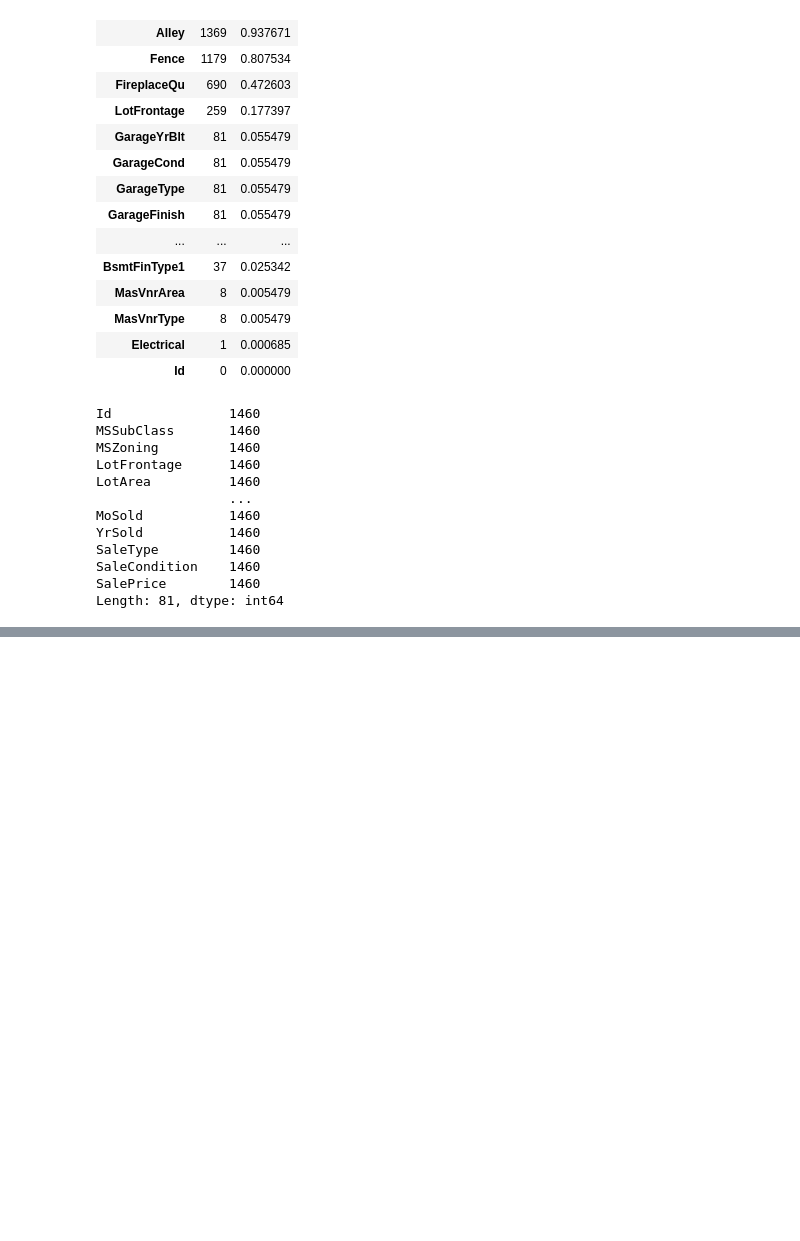
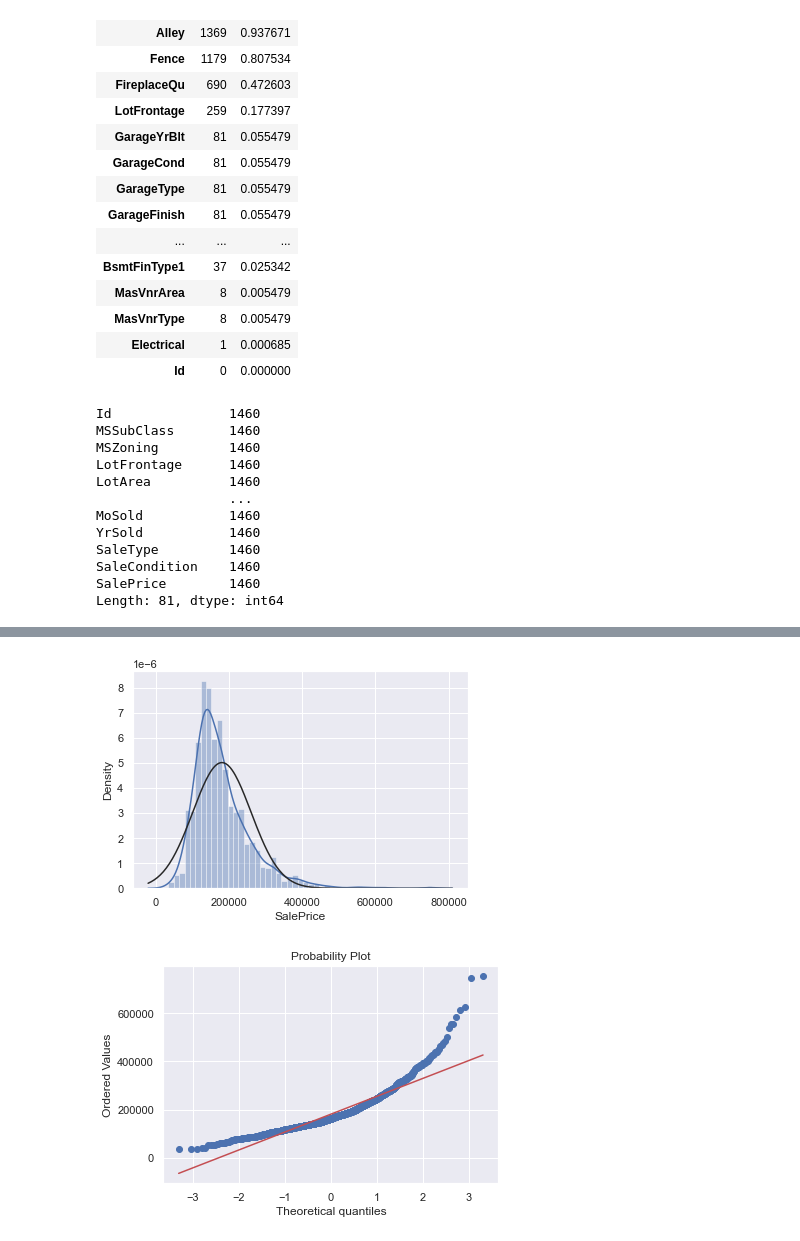
Before and after one commit to doblefilmina/house-prices_advanced-regression-techniques, a Jupyter notebook: comprehensive-data-exploration.ipynb, the cells around one changed output, grey strips where cells are left out. Cells and saved outputs as stored; diff of their text form; code cells hidden in the pictures; blank space fills up the shorter version.

```diff
--- a/comprehensive-data-exploration.ipynb
+++ b/comprehensive-data-exploration.ipynb
@@ -203,0 +278,9 @@ Length: 81, dtype: int64
+# %%
+#Verify normality
+#histogram and normal probability plot
+sns.distplot(df_train_drop['SalePrice'], fit=norm)
+fig = plt.figure()
+res = stats.probplot(df_train_drop['SalePrice'], plot=plt)
+# %% [output]
+[figure, added]
+[figure, added]
```
Also changed, not shown: parts of 19 cells of this notebook, 1 other file.
